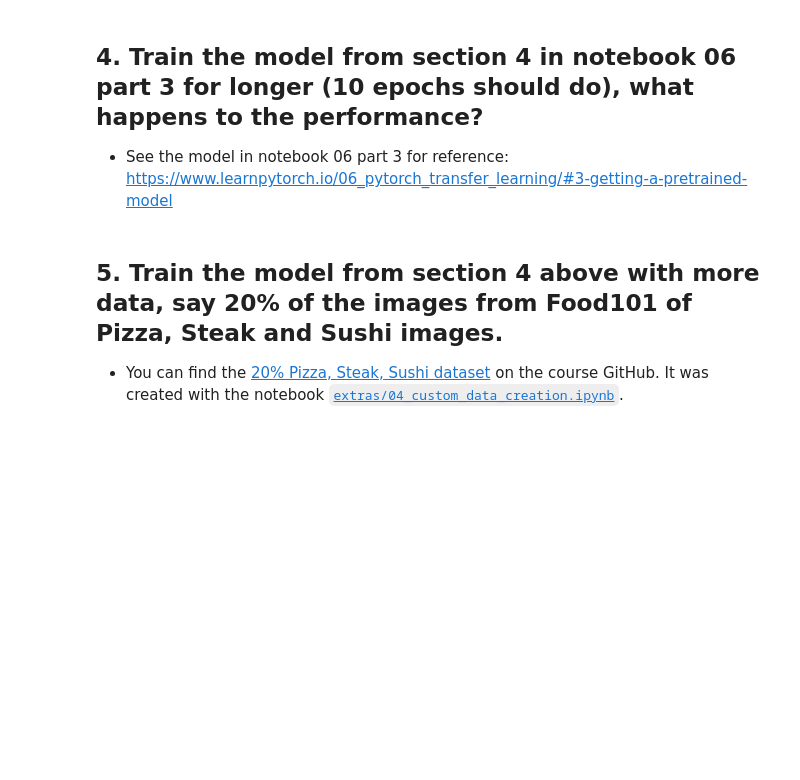
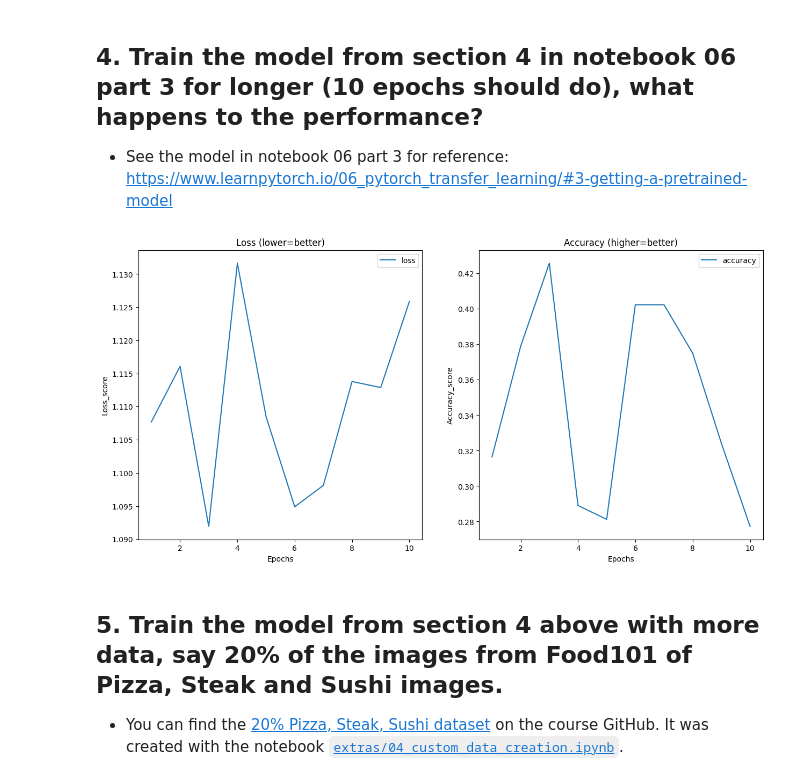
Before and after one commit to KonradGonrad/PyTorch-deep-learning, a Jupyter notebook: 06_pytorch_transfer_learning_exercises.ipynb, the cells around one changed output. Drawn from its saved outputs; the diff is of its cells as text; code cells hidden in the pictures; blank space fills up the shorter version.

```diff
--- a/06_pytorch_transfer_learning_exercises.ipynb
+++ b/06_pytorch_transfer_learning_exercises.ipynb
@@ -358,3 +369,46 @@ for
+# %%
+# TODO: Train the model for 10 epochs
+from tqdm.auto import tqdm
+from engine import train_step
+
+device = 'cuda' if torch.cuda.is_available() else 'cpu'
+model_1.to(device)
+
+epochs = 10
+results = []
+for epoch in tqdm(range(epochs)):
+  results.append(train_step(model = model_1,
+                      dataloader = train_dataloader,
+                      loss_fn = loss_fn,
+                      optimizer = optimizer,
+                      device = device,
+                      ))
+# %%
+def plot_curves(results):
+  loss, acc, epochs = [], [], []
+  for i in range(len(results)):
+    loss.append(results[i][0])
+    acc.append(results[i][1])
+    epochs.append(i + 1)
+
+  plt.figure(figsize=(15, 7))
+
+  plt.subplot(1, 2, 1)
+  plt.plot(epochs, loss, label='loss')
+  plt.legend()
+  plt.title('Loss (lower=better)')
+  plt.xlabel('Epochs')
+  plt.ylabel('Loss_score')
+  plt.subplot(1, 2, 2)
+  plt.plot(epochs, acc, label='accuracy')
+  plt.legend()
+  plt.title('Accuracy (higher=better)')
+  plt.ylabel('Accuracy_score')
+  plt.xlabel('Epochs')
+# %%
+plot_curves(results)
+# %% [output]
+[figure, added]
 # %% [markdown]
 ## 5. Train the model from section 4 above with more data, say 20% of the images from Food101 of Pizza, Steak and Sushi images.
 * You can find the [20% Pizza, Steak, Sushi dataset](https://github.com/mrdbourke/pytorch-deep-learning/blob/main/data/pizza_steak_sushi_20_percent.zip) on the course GitHub. It was created with the notebook [`extras/04_custom_data_creation.ipynb`](https://github.com/mrdbourke/pytorch-deep-learning/blob/main/extras/04_custom_data_creation.ipynb).
```
Also changed, not shown: parts of 18 cells of this notebook.
